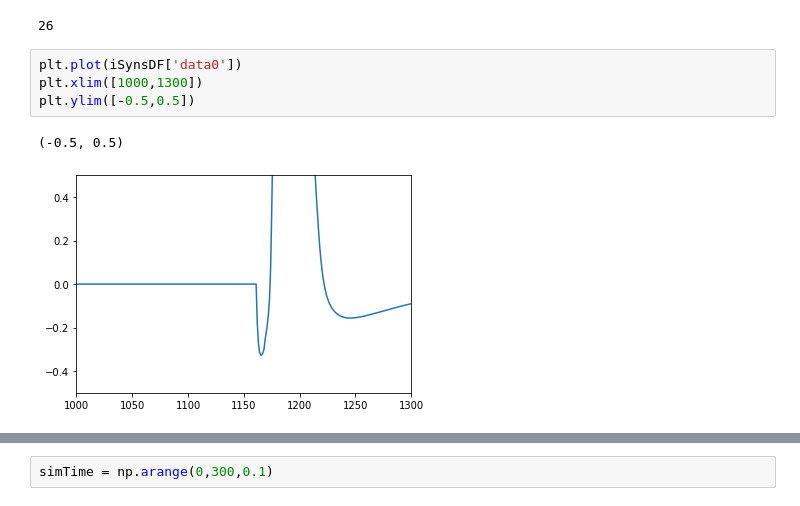
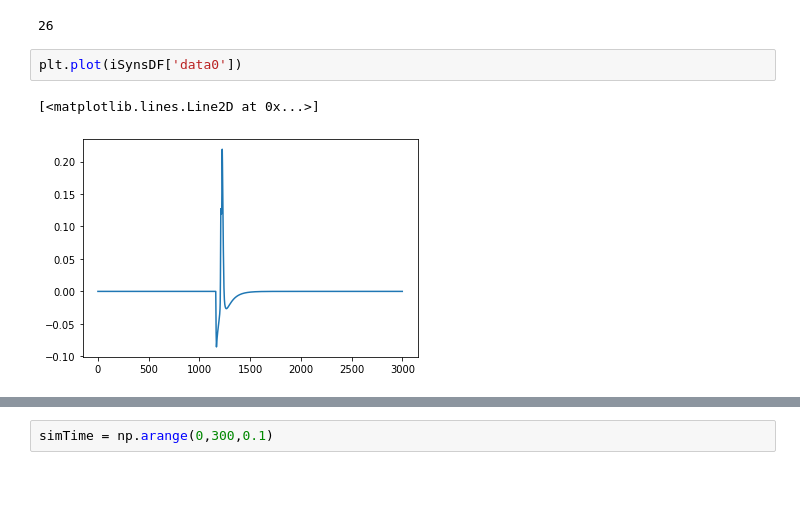
Before and after one commit to ddopp4877/CA1_model, a Jupyter notebook: CA1_exploration.ipynb, the cells around one changed output, grey strips where cells are left out. Drawn from its saved outputs; the diff is of its cells as text.

```diff
--- a/CA1_exploration.ipynb
+++ b/CA1_exploration.ipynb
@@ -498,8 +474,6 @@ sum(axonsDF['element_pos'] == 0.5)
 26
 # %%
 plt.plot(iSynsDF['data0'])
-plt.xlim([1000,1300])
-plt.ylim([-0.5,0.5])
 # %% [output]
-(-0.5, 0.5)
+[<matplotlib.lines.Line2D at 0x...>]
-[figure, old version]
+[figure, new version]
```
Also changed, not shown: parts of 14 cells of this notebook, 6 other files.
